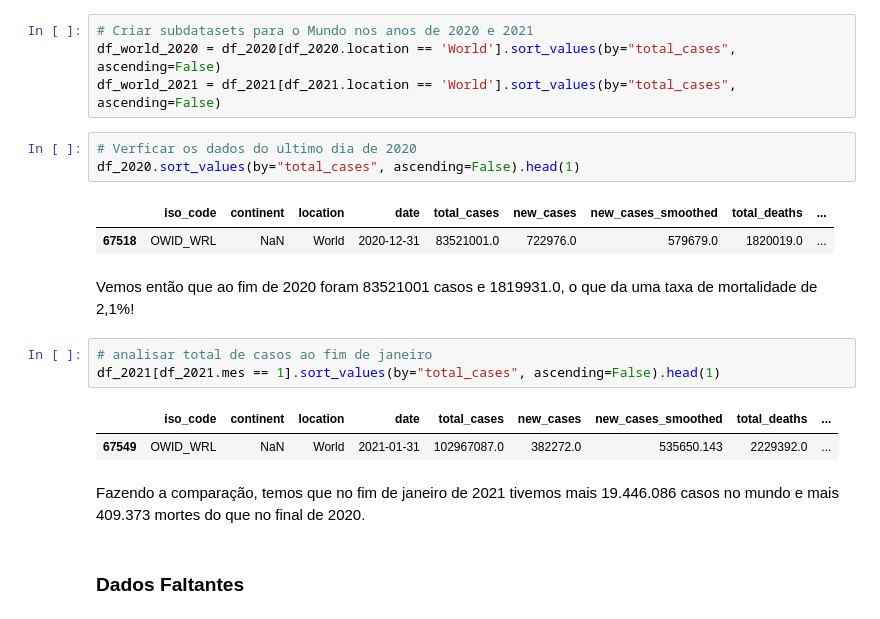
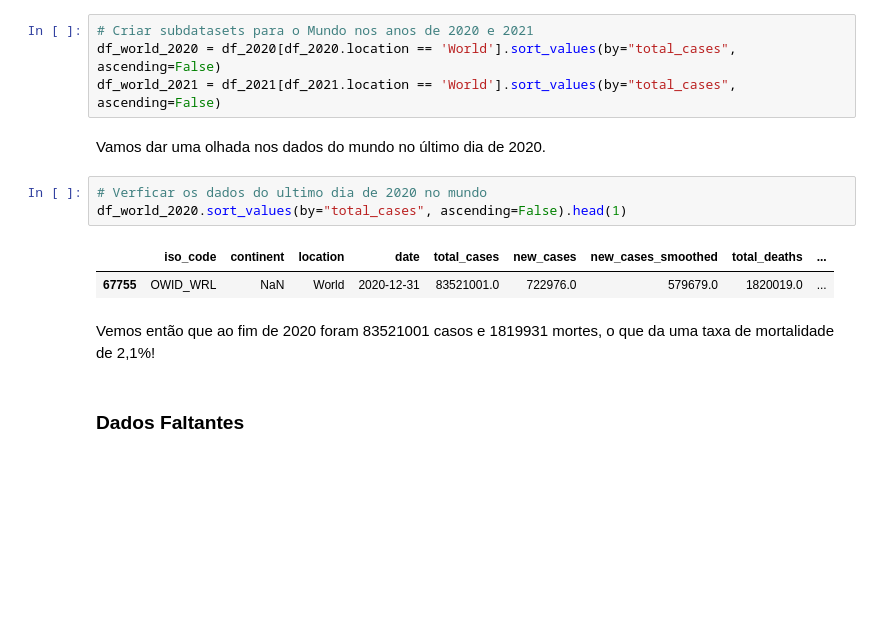
Before and after one commit to ViniciusMangueira/Data_Science, a Jupyter notebook: Covid_19,_Mundo_e_Brasil.ipynb, the cells around one changed output. Cells and saved outputs as stored; diff of their text form; blank space fills up the shorter version.

```diff
--- a/Covid_19,_Mundo_e_Brasil.ipynb
+++ b/Covid_19,_Mundo_e_Brasil.ipynb
@@ -153,22 +153,16 @@ df_2021 = df[df['ano']==2021]
 # Criar subdatasets para o Mundo nos anos de 2020 e 2021
 df_world_2020 = df_2020[df_2020.location == 'World'].sort_values(by="total_cases", ascending=False)
 df_world_2021 = df_2021[df_2021.location == 'World'].sort_values(by="total_cases", ascending=False)
+# %% [markdown]
+Vamos dar uma olhada nos dados do mundo no último dia de 2020.
 # %%
-# Verficar os dados do ultimo dia de 2020
-df_2020.sort_values(by="total_cases", ascending=False).head(1)
+# Verficar os dados do ultimo dia de 2020 no mundo
+df_world_2020.sort_values(by="total_cases", ascending=False).head(1)
 # %% [output]
 |  | iso_code | continent | location | date | total_cases | new_cases | new_cases_smoothed | total_deaths | ... |
-| 67518 | OWID_WRL | NaN | World | 2020-12-31 | 83521001.0 | 722976.0 | 579679.0 | 1820019.0 | ... |
+| 67755 | OWID_WRL | NaN | World | 2020-12-31 | 83521001.0 | 722976.0 | 579679.0 | 1820019.0 | ... |
 # %% [markdown]
-Vemos então que ao fim de 2020 foram 83521001 casos e 1819931.0, o que da uma taxa de mortalidade de 2,1%!
+Vemos então que ao fim de 2020 foram 83521001 casos e 1819931 mortes, o que da uma taxa de mortalidade de 2,1%!
-# %%
-# analisar total de casos ao fim de janeiro
-df_2021[df_2021.mes == 1].sort_values(by="total_cases", ascending=False).head(1)
-# %% [output]
-|  | iso_code | continent | location | date | total_cases | new_cases | new_cases_smoothed | total_deaths | ... |
-| 67549 | OWID_WRL | NaN | World | 2021-01-31 | 102967087.0 | 382272.0 | 535650.143 | 2229392.0 | ... |
-# %% [markdown]
-Fazendo a comparação, temos que no fim de janeiro de 2021 tivemos mais 19.446.086 casos no mundo e mais 409.373 mortes do que no final de 2020.
 # %% [markdown]
 ### Dados Faltantes
 # %% [markdown]
```
Also changed, not shown: parts of 42 cells of this notebook.
